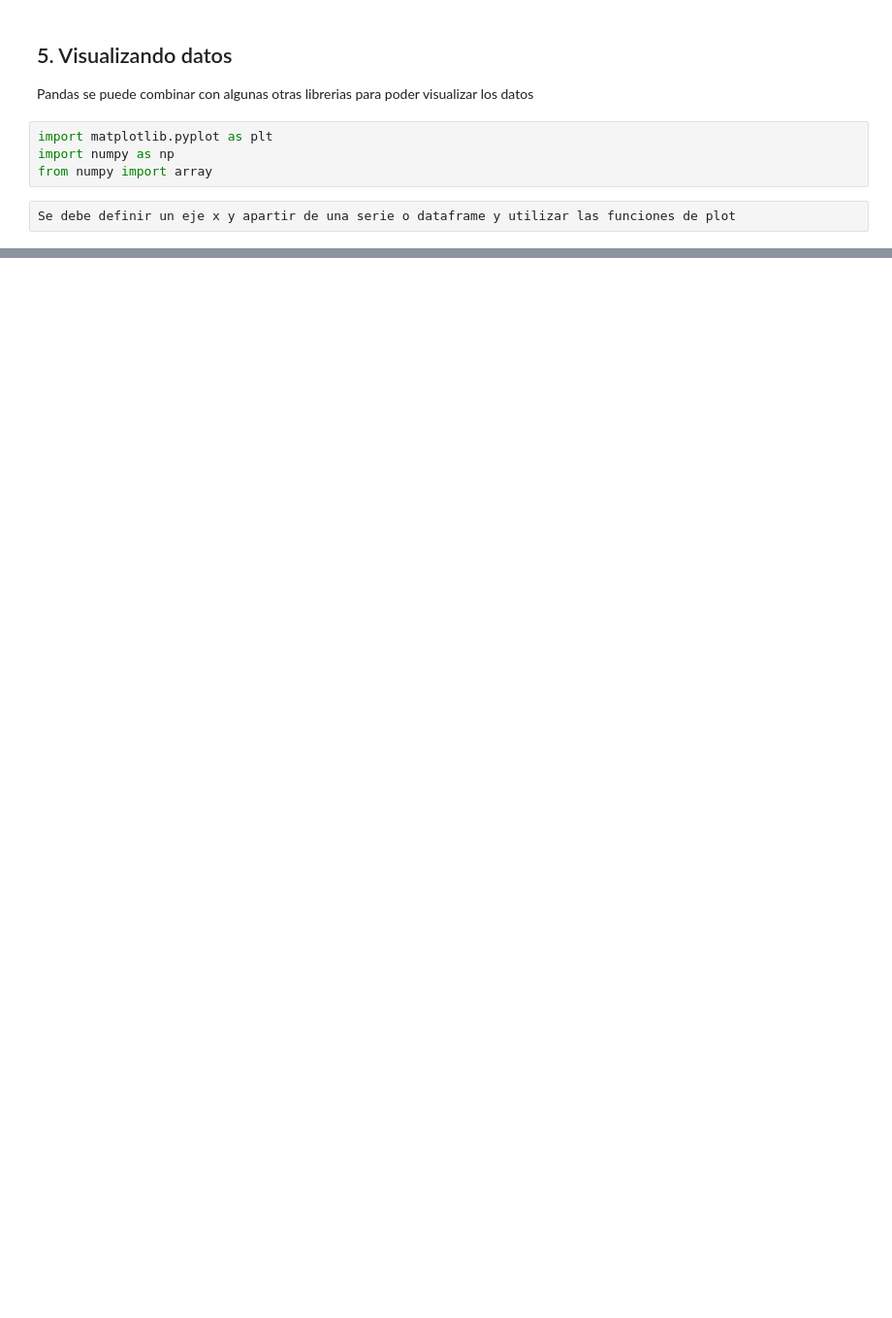
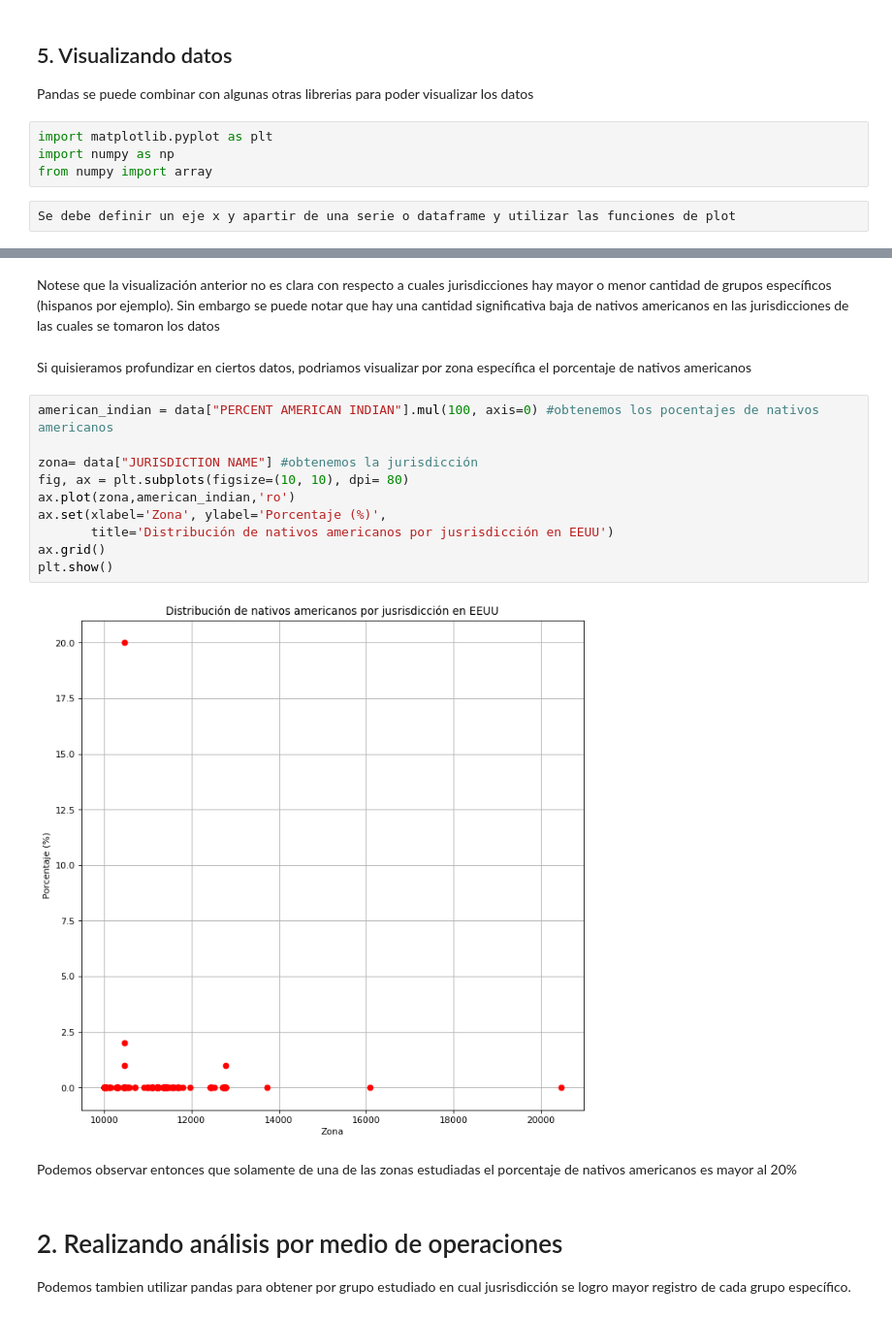
Before and after one commit to nerox/Investigacion1_Rec_Patrones, a Jupyter notebook: Inv-Corta-1.ipynb, the cells around one changed output, grey strips where cells are left out. Shown at 97% size. Saved outputs shown, nothing was run; the diff lists cells and outputs as text; blank space fills up the shorter version.

```diff
--- a/Inv-Corta-1.ipynb
+++ b/Inv-Corta-1.ipynb
@@ -314,0 +321,22 @@ Utilizando los datos demograficos de US podemos realizar un estudio de los datos
+# %% [markdown]
+Notese que la visualización anterior no es clara con respecto a cuales jurisdicciones hay mayor o menor cantidad de grupos específicos (hispanos por ejemplo). Sin embargo se puede notar que hay una cantidad significativa baja de nativos americanos en las jurisdicciones de las cuales se tomaron los datos
+# %% [markdown]
+Si quisieramos profundizar en ciertos datos, podriamos visualizar por zona específica el porcentaje de nativos americanos
+# %%
+american_indian = data["PERCENT AMERICAN INDIAN"].mul(100, axis=0) #obtenemos los pocentajes de nativos americanos
+
+zona= data["JURISDICTION NAME"] #obtenemos la jurisdicción
+fig, ax = plt.subplots(figsize=(10, 10), dpi= 80)
+ax.plot(zona,american_indian,'ro')
+ax.set(xlabel='Zona', ylabel='Porcentaje (%)',
+       title='Distribución de nativos americanos por jusrisdicción en EEUU')
+ax.grid()
+plt.show()
+# %% [output]
+[figure, added]
+# %% [markdown]
+Podemos observar entonces que solamente de una de las zonas estudiadas el porcentaje de nativos americanos es mayor al 20%
+# %% [markdown]
+# 2. Realizando análisis por medio de operaciones
+
+Podemos tambien utilizar pandas para obtener por grupo estudiado en cual jusrisdicción se logro mayor registro de cada grupo específico.
```
Also changed, not shown: parts of 16 cells of this notebook.
